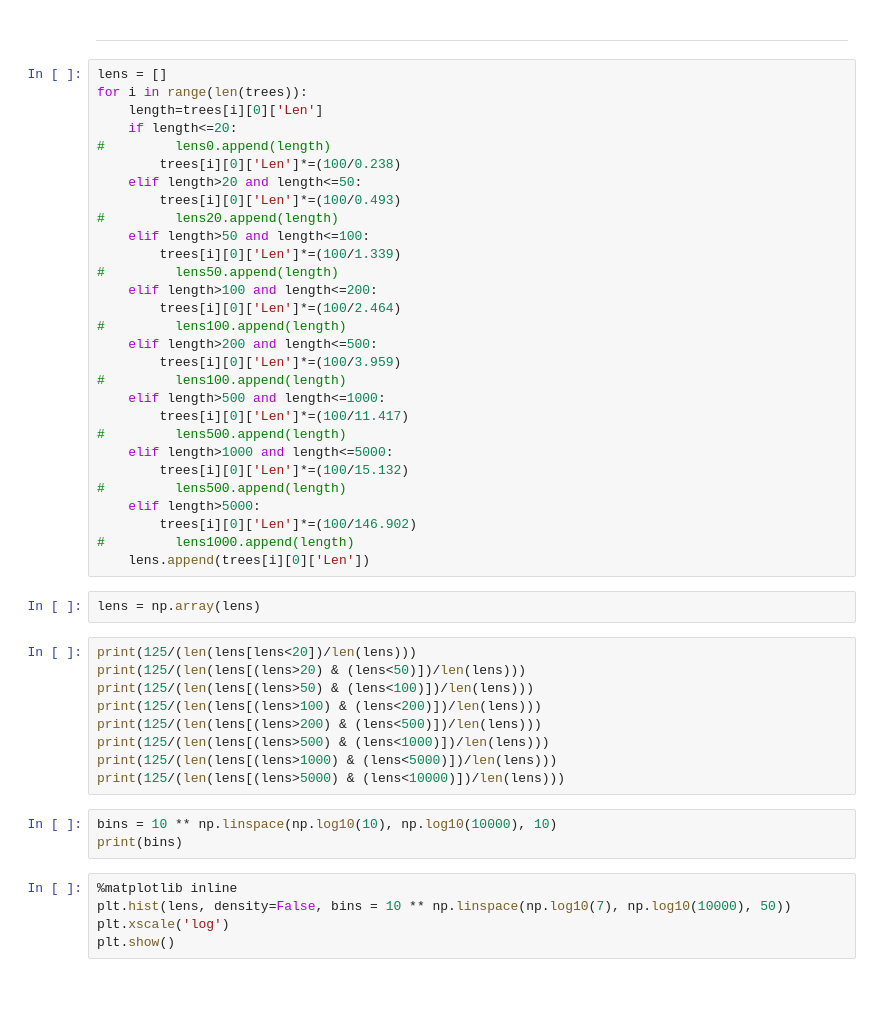
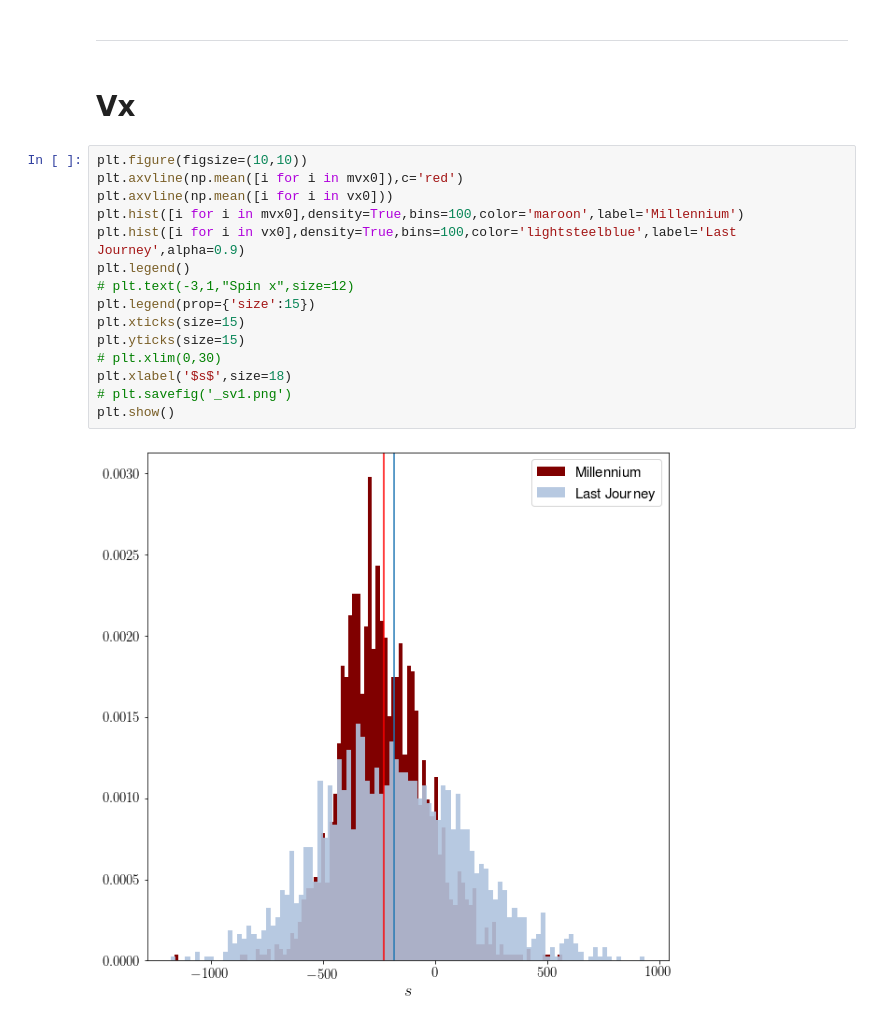
Before and after one commit to maamari/Argonne, a Jupyter notebook: CPAC/treebuilding/treeCompare.ipynb, the cells around one changed output. Cells and saved outputs as stored; diff of their text form; blank space fills up the shorter version.

```diff
--- a/CPAC/treebuilding/treeCompare.ipynb
+++ b/CPAC/treebuilding/treeCompare.ipynb
@@ -157,50 +229,21 @@ plt.show()
 # %% [markdown]
 ---
-# %%
-lens = []
-for i in range(len(trees)):
-    length=trees[i][0]['Len']
-    if length<=20:
-#         lens0.append(length)
-        trees[i][0]['Len']*=(100/0.238)
-    elif length>20 and length<=50:
-        trees[i][0]['Len']*=(100/0.493)
-#         lens20.append(length)
-    elif length>50 and length<=100:
-        trees[i][0]['Len']*=(100/1.339)
-#         lens50.append(length)
-    elif length>100 and length<=200:
-        trees[i][0]['Len']*=(100/2.464)
-#         lens100.append(length)
-    elif length>200 and length<=500:
-        trees[i][0]['Len']*=(100/3.959)
-#         lens100.append(length)
-    elif length>500 and length<=1000:
-        trees[i][0]['Len']*=(100/11.417)
-#         lens500.append(length)
-    elif length>1000 and length<=5000:
-        trees[i][0]['Len']*=(100/15.132)
-#         lens500.append(length)
-    elif length>5000:
-        trees[i][0]['Len']*=(100/146.902)
-#         lens1000.append(length)
-    lens.append(trees[i][0]['Len'])
-# %%
-lens = np.array(lens)
-# %%
-print(125/(len(lens[lens<20])/len(lens)))
-print(125/(len(lens[(lens>20) & (lens<50)])/len(lens)))
-print(125/(len(lens[(lens>50) & (lens<100)])/len(lens)))
-print(125/(len(lens[(lens>100) & (lens<200)])/len(lens)))
-print(125/(len(lens[(lens>200) & (lens<500)])/len(lens)))
-print(125/(len(lens[(lens>500) & (lens<1000)])/len(lens)))
-print(125/(len(lens[(lens>1000) & (lens<5000)])/len(lens)))
-print(125/(len(lens[(lens>5000) & (lens<10000)])/len(lens)))
-# %%
-bins = 10 ** np.linspace(np.log10(10), np.log10(10000), 10)
-print(bins)
-# %%
-%matplotlib inline
-plt.hist(lens, density=False, bins = 10 ** np.linspace(np.log10(7), np.log10(10000), 50))
-plt.xscale('log')
-plt.show()
+# %% [markdown]
+# Vx
+# %%
+plt.figure(figsize=(10,10))
+plt.axvline(np.mean([i for i in mvx0]),c='red')
+plt.axvline(np.mean([i for i in vx0]))
+plt.hist([i for i in mvx0],density=True,bins=100,color='maroon',label='Millennium')
+plt.hist([i for i in vx0],density=True,bins=100,color='lightsteelblue',label='Last Journey',alpha=0.9)
+plt.legend()
+# plt.text(-3,1,"Spin x",size=12)
+plt.legend(prop={'size':15})
+plt.xticks(size=15)
+plt.yticks(size=15)
+# plt.xlim(0,30)
+plt.xlabel('$s$',size=18)
+# plt.savefig('_sv1.png')
+plt.show()
+# %% [output]
+[figure, added]
```
Also changed, not shown: parts of 50 cells of this notebook.
